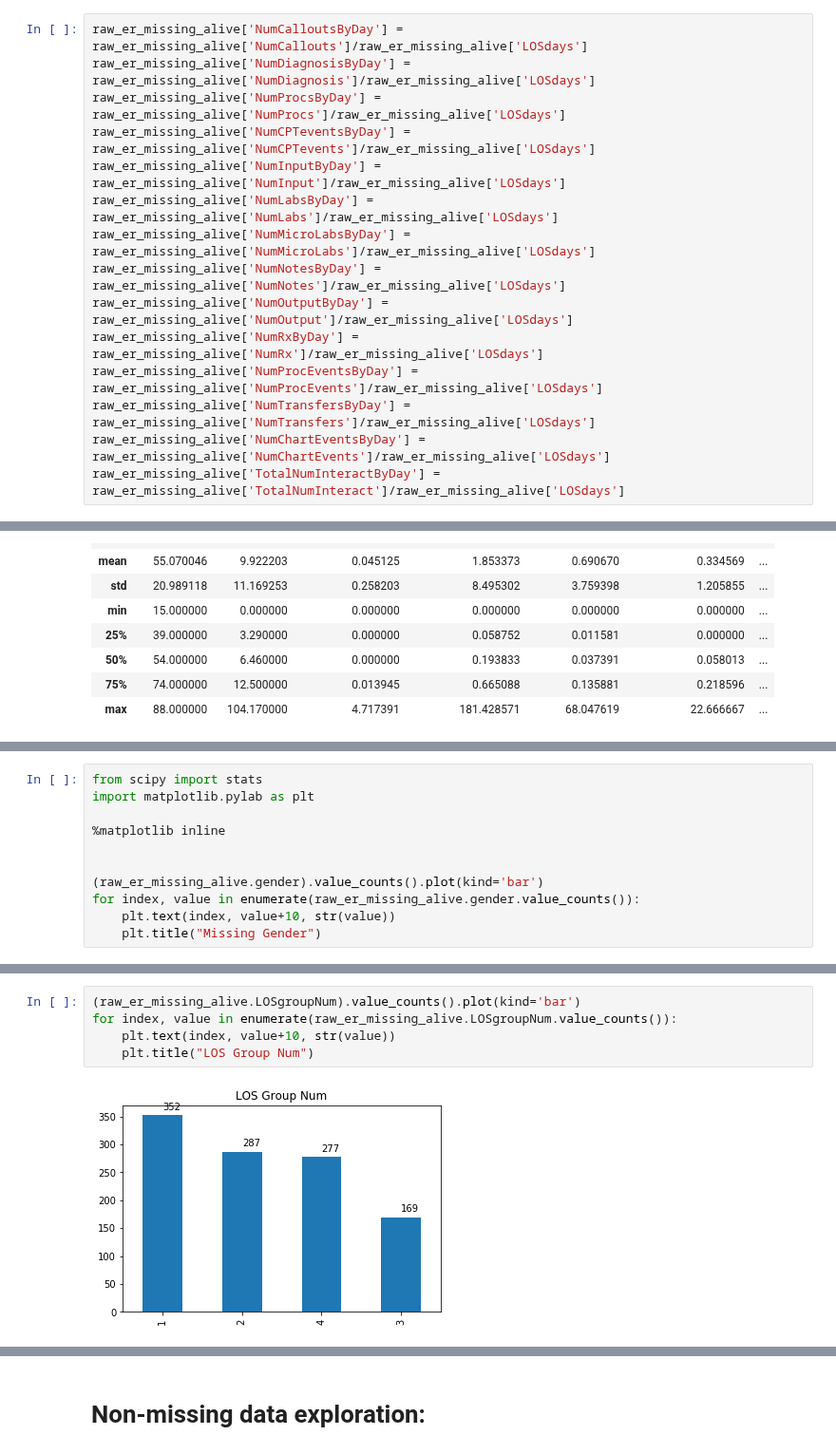
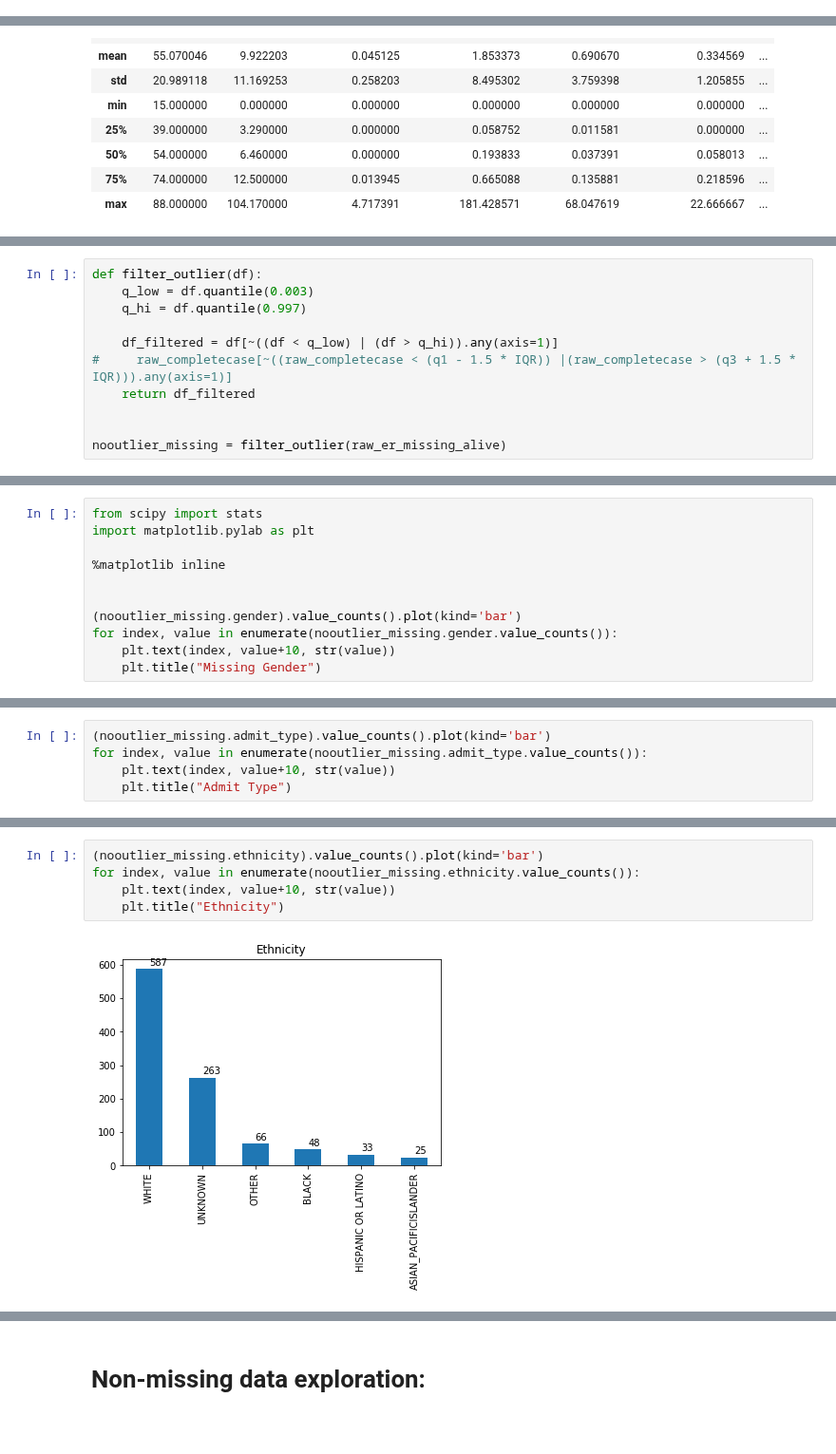
Before and after one commit to derek-y-lee/uclabiostat-thesis, a Jupyter notebook: los-prediction.ipynb, the cells around one changed output, grey strips where cells are left out. Shown at 95% size. Saved outputs shown, nothing was run; the diff lists cells and outputs as text; blank space fills up the shorter version.

Commit message:
refined outliers

```diff
--- a/los-prediction.ipynb
+++ b/los-prediction.ipynb
@@ -275,15 +287,0 @@ raw_er_missing_alive['gender'] = raw_er_missing_alive['gender'].replace('M', 1)
-# %%
-raw_er_missing_alive['NumCalloutsByDay'] = raw_er_missing_alive['NumCallouts']/raw_er_missing_alive['LOSdays']
-raw_er_missing_alive['NumDiagnosisByDay'] = raw_er_missing_alive['NumDiagnosis']/raw_er_missing_alive['LOSdays']
-raw_er_missing_alive['NumProcsByDay'] = raw_er_missing_alive['NumProcs']/raw_er_missing_alive['LOSdays']
-raw_er_missing_alive['NumCPTeventsByDay'] = raw_er_missing_alive['NumCPTevents']/raw_er_missing_alive['LOSdays']
-raw_er_missing_alive['NumInputByDay'] = raw_er_missing_alive['NumInput']/raw_er_missing_alive['LOSdays']
-raw_er_missing_alive['NumLabsByDay'] = raw_er_missing_alive['NumLabs']/raw_er_missing_alive['LOSdays']
-raw_er_missing_alive['NumMicroLabsByDay'] = raw_er_missing_alive['NumMicroLabs']/raw_er_missing_alive['LOSdays']
-raw_er_missing_alive['NumNotesByDay'] = raw_er_missing_alive['NumNotes']/raw_er_missing_alive['LOSdays']
-raw_er_missing_alive['NumOutputByDay'] = raw_er_missing_alive['NumOutput']/raw_er_missing_alive['LOSdays']
-raw_er_missing_alive['NumRxByDay'] = raw_er_missing_alive['NumRx']/raw_er_missing_alive['LOSdays']
-raw_er_missing_alive['NumProcEventsByDay'] = raw_er_missing_alive['NumProcEvents']/raw_er_missing_alive['LOSdays']
-raw_er_missing_alive['NumTransfersByDay'] = raw_er_missing_alive['NumTransfers']/raw_er_missing_alive['LOSdays']
-raw_er_missing_alive['NumChartEventsByDay'] = raw_er_missing_alive['NumChartEvents']/raw_er_missing_alive['LOSdays']
-raw_er_missing_alive['TotalNumInteractByDay'] = raw_er_missing_alive['TotalNumInteract']/raw_er_missing_alive['LOSdays']
@@ -348,0 +379,11 @@ raw_er_missing_alive[raw_er_missing_alive['Num'].isnull()]
+# %%
+def filter_outlier(df):
+    q_low = df.quantile(0.003)
+    q_hi = df.quantile(0.997)
+
+    df_filtered = df[~((df < q_low) | (df > q_hi)).any(axis=1)]
+#     raw_completecase[~((raw_completecase < (q1 - 1.5 * IQR)) |(raw_completecase > (q3 + 1.5 * IQR))).any(axis=1)]
+    return df_filtered
+
+
+nooutlier_missing = filter_outlier(raw_er_missing_alive)
@@ -353,8 +396,8 @@ import matplotlib.pylab as plt
 %matplotlib inline
 
 
-(raw_er_missing_alive.gender).value_counts().plot(kind='bar')
-for index, value in enumerate(raw_er_missing_alive.gender.value_counts()):
+(nooutlier_missing.gender).value_counts().plot(kind='bar')
+for index, value in enumerate(nooutlier_missing.gender.value_counts()):
     plt.text(index, value+10, str(value))
     plt.title("Missing Gender")
 # %% [output]
@@ -373,0 +417,5 @@ Text(0.5, 1.0, 'LOS in Days')
+# %%
+(nooutlier_missing.admit_type).value_counts().plot(kind='bar')
+for index, value in enumerate(nooutlier_missing.admit_type.value_counts()):
+    plt.text(index, value+10, str(value))
+    plt.title("Admit Type")
@@ -374,8 +424,8 @@ Text(0.5, 1.0, 'LOS in Days')
 # %%
-(raw_er_missing_alive.LOSgroupNum).value_counts().plot(kind='bar')
-for index, value in enumerate(raw_er_missing_alive.LOSgroupNum.value_counts()):
+(nooutlier_missing.ethnicity).value_counts().plot(kind='bar')
+for index, value in enumerate(nooutlier_missing.ethnicity.value_counts()):
     plt.text(index, value+10, str(value))
-    plt.title("LOS Group Num")
+    plt.title("Ethnicity")
 # %% [output]
-[figure, old version]
+[figure, new version]
 # %%
```
Also changed, not shown: parts of 154 cells of this notebook.
